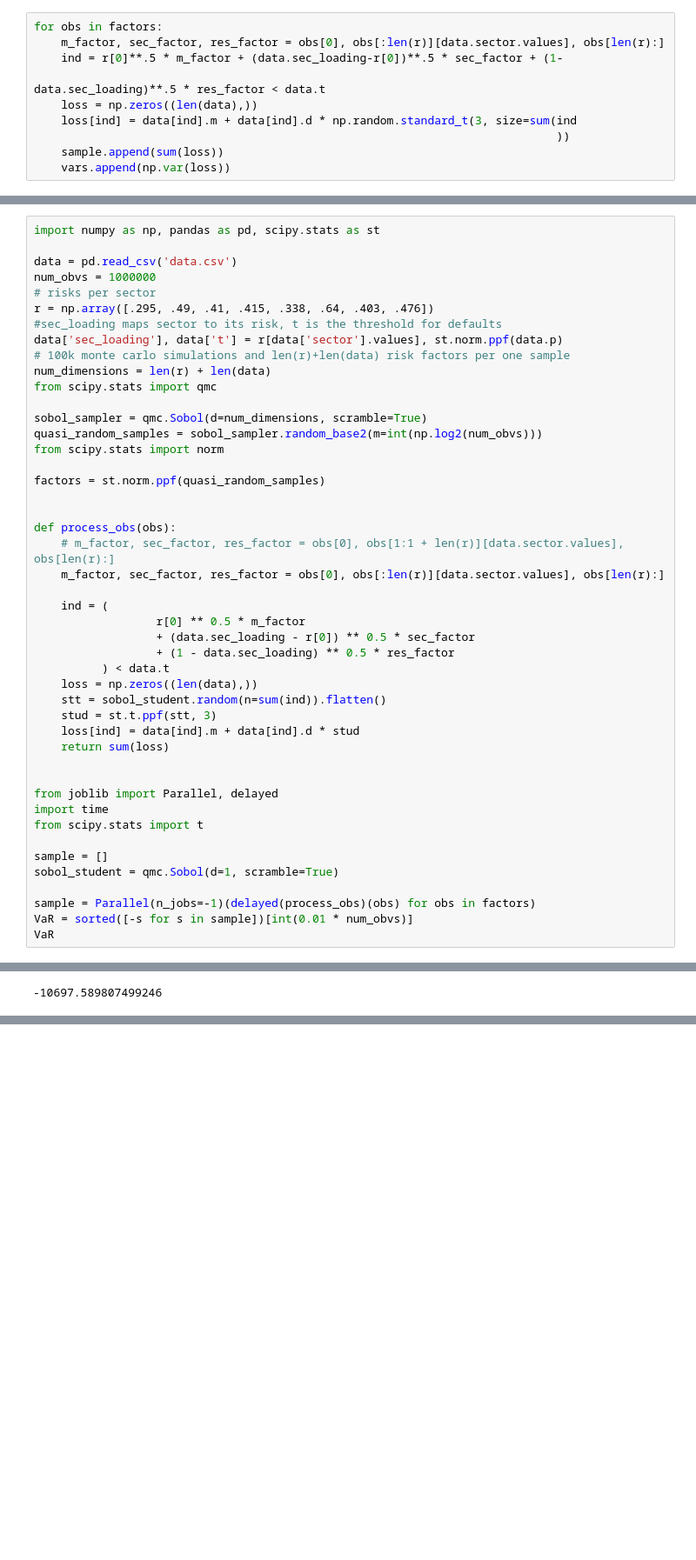
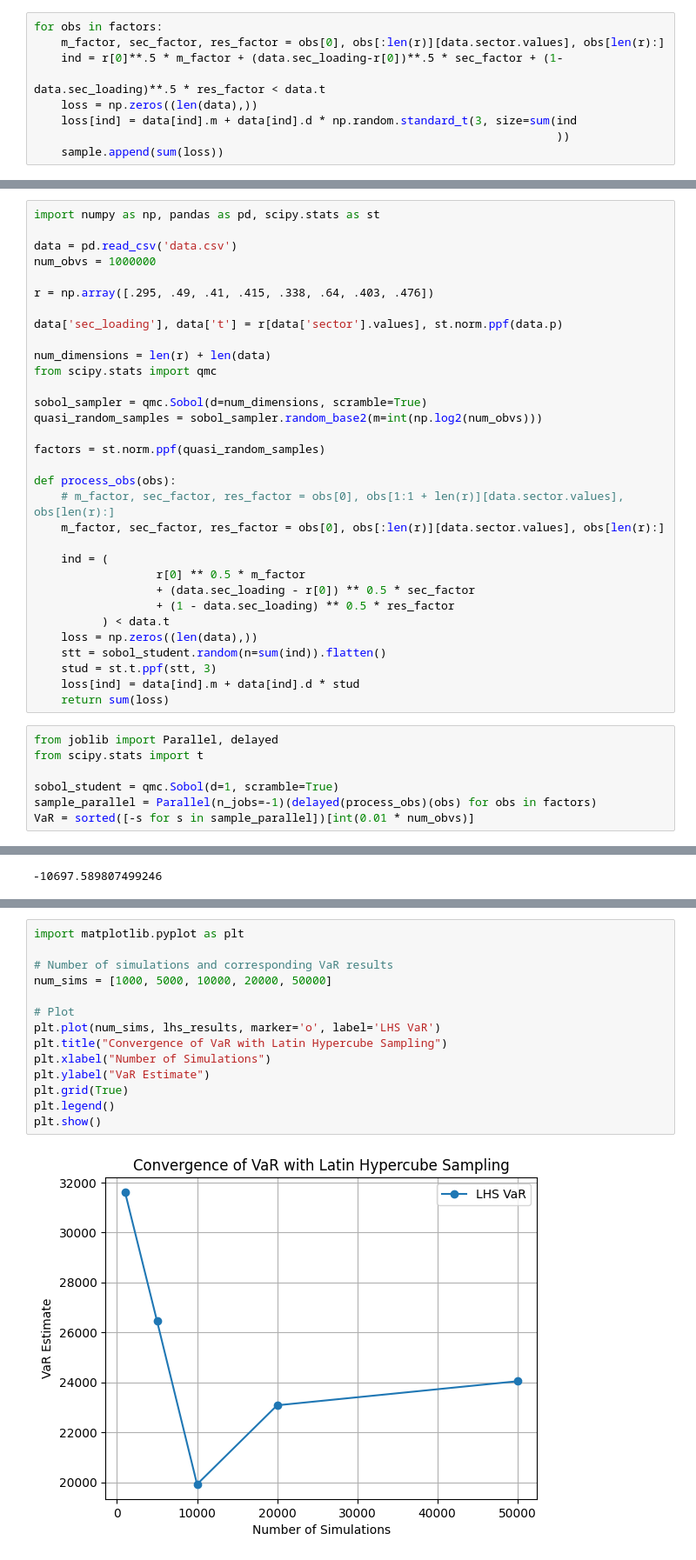
Before and after one commit to akrokosz/gs_quant_mc, a Jupyter notebook: doodles.ipynb, the cells around one changed output, grey strips where cells are left out. Shown at 87% size. Cells and saved outputs as stored; diff of their text form; blank space fills up the shorter version.

```diff
--- a/doodles.ipynb
+++ b/doodles.ipynb
@@ -23,6 +23,5 @@ for obs in factors:
     loss[ind] = data[ind].m + data[ind].d * np.random.standard_t(3, size=sum(ind
                                                                              ))
     sample.append(sum(loss))
-    vars.append(np.var(loss))
 # %%
 # extracts the 1% quantile from the sorted list of 100k obsercations
@@ -177,20 +193,18 @@ import numpy as np, pandas as pd, scipy.stats as st
 
 data = pd.read_csv('data.csv')
 num_obvs = 1000000
-# risks per sector
+
 r = np.array([.295, .49, .41, .415, .338, .64, .403, .476])
-#sec_loading maps sector to its risk, t is the threshold for defaults
+
 data['sec_loading'], data['t'] = r[data['sector'].values], st.norm.ppf(data.p)
-# 100k monte carlo simulations and len(r)+len(data) risk factors per one sample
+
 num_dimensions = len(r) + len(data)
 from scipy.stats import qmc
 
 sobol_sampler = qmc.Sobol(d=num_dimensions, scramble=True)
 quasi_random_samples = sobol_sampler.random_base2(m=int(np.log2(num_obvs)))
-from scipy.stats import norm
 
 factors = st.norm.ppf(quasi_random_samples)
-
 
 def process_obs(obs):
     # m_factor, sec_factor, res_factor = obs[0], obs[1:1 + len(r)][data.sector.values], obs[len(r):]
@@ -206,15 +220,10 @@ def process_obs(obs):
     stud = st.t.ppf(stt, 3)
     loss[ind] = data[ind].m + data[ind].d * stud
     return sum(loss)
-
-
-from joblib import Parallel, delayed
-import time
-from scipy.stats import t
-
-sample = []
-sobol_student = qmc.Sobol(d=1, scramble=True)
-
-sample = Parallel(n_jobs=-1)(delayed(process_obs)(obs) for obs in factors)
-VaR = sorted([-s for s in sample])[int(0.01 * num_obvs)]
-VaR
+# %%
+from joblib import Parallel, delayed
+from scipy.stats import t
+
+sobol_student = qmc.Sobol(d=1, scramble=True)
+sample_parallel = Parallel(n_jobs=-1)(delayed(process_obs)(obs) for obs in factors)
+VaR = sorted([-s for s in sample_parallel])[int(0.01 * num_obvs)]
@@ -248,0 +327,16 @@ Var_antithetic
+# %%
+import matplotlib.pyplot as plt
+
+# Number of simulations and corresponding VaR results
+num_sims = [1000, 5000, 10000, 20000, 50000]
+
+# Plot
+plt.plot(num_sims, lhs_results, marker='o', label='LHS VaR')
+plt.title("Convergence of VaR with Latin Hypercube Sampling")
+plt.xlabel("Number of Simulations")
+plt.ylabel("VaR Estimate")
+plt.grid(True)
+plt.legend()
+plt.show()
+# %% [output]
+[figure, added]
```
Also changed, not shown: parts of 14 cells of this notebook.
